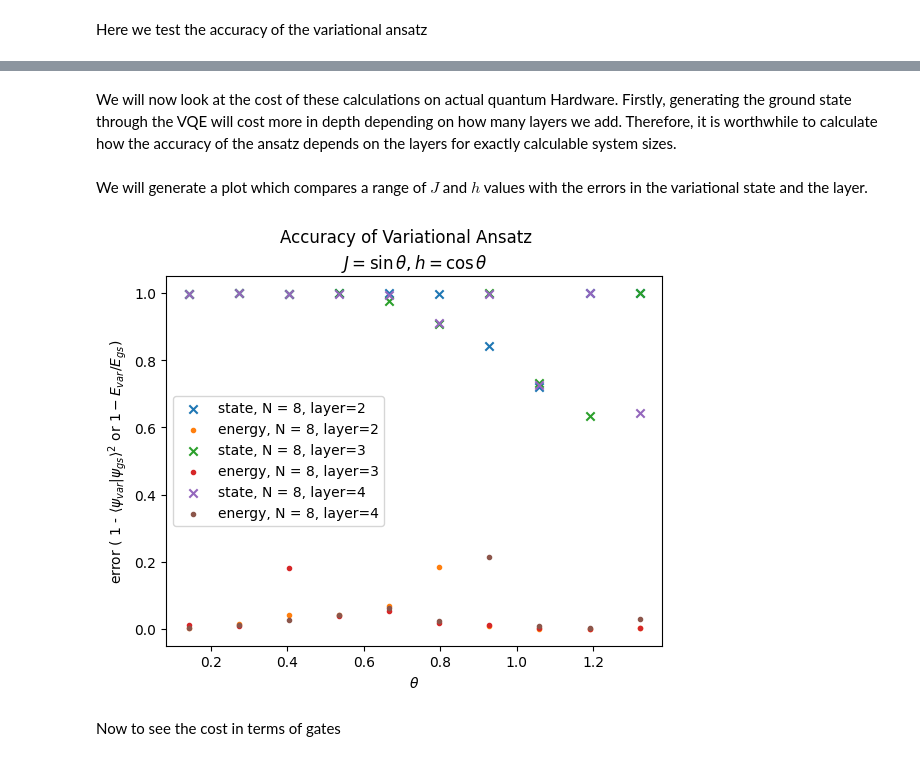
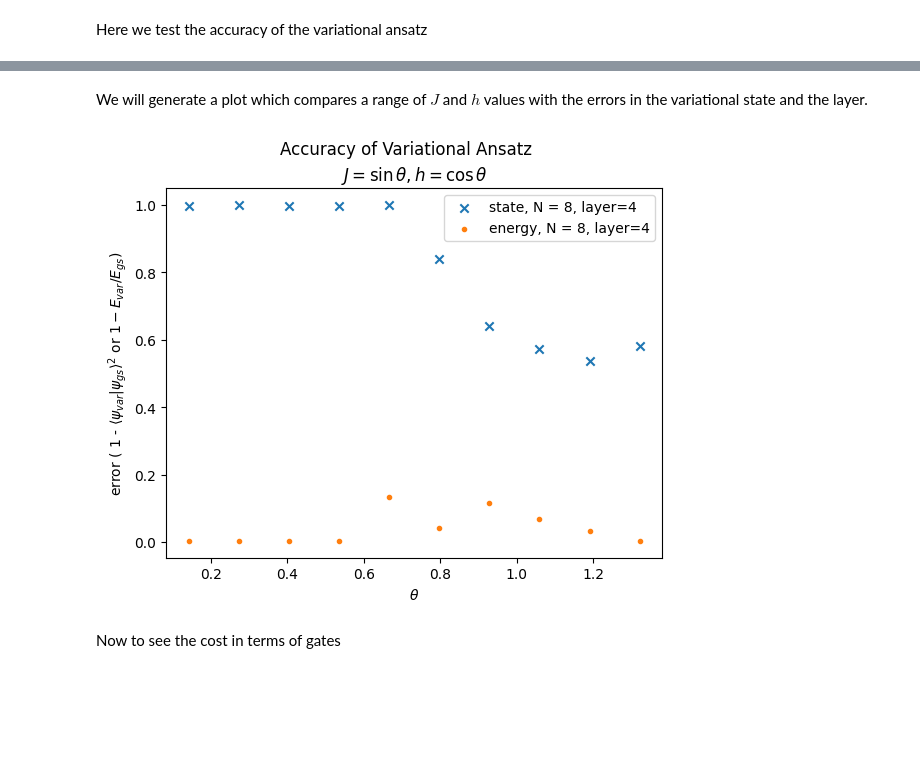
Before and after one commit to IanROsborne/Quantum_Metrology_Fisher_LG, a Jupyter notebook: TFI_defs.ipynb, the cells around one changed output, grey strips where cells are left out. Drawn from its saved outputs; the diff is of its cells as text; code cells hidden in the pictures; blank space fills up the shorter version.

```diff
--- a/TFI_defs.ipynb
+++ b/TFI_defs.ipynb
@@ -490,3 +479,22 @@ fig.savefig("C:\\Users\\ianro\\Documents\\Research\\Quantum_Metrology_AKLT\\Plot
+# %%
+def variational_error(chain_len=4, J=0.1, h=1, layers=2, model = "HVA", optimizer = SPSA(maxiter = 200)):
+    """Calculate the variational error for the TFI model. Outputs tuple of (1 - overlap with true ground state, relative energy error)"""
+
+    qc_temp = circuit_initialize(chain_len, 0, 0)
+    Ham = Hamiltonian(qc_temp, J, h).to_matrix(sparse = False)
+    eig_values, eig_vectors = eigh(Ham )            #convert Hamiltonian do dense matrix
+
+    E0, params, qc_var = run_tfim_vqe(qc_temp, J=J, h=h, layers=layers, model = model, optimizer = optimizer)
+    var_state = Statevector(qc_var)                 #generate variational energy and state
+    if J > h:
+        overlap1 = np.abs(var_state.data.dot(eig_vectors[0])) **2   #ground state becomes degenerate
+        overlap2 = np.abs(var_state.data.dot(eig_vectors[1])) **2
+        overlap = overlap1 + overlap2
+    else:
+        overlap =  np.abs(var_state.data.dot(eig_vectors[0])) **2   #calculate overlap with true ground state
+    energy_error = np.abs((E0 - eig_values[0]) / eig_values[0])    #calculate energy error
+
+    return 1 - overlap, energy_error
 # %% [markdown]
 Here we test the accuracy of the variational ansatz
 # %%
@@ -519,20 +540,0 @@ plt.show()
-# %% [markdown]
-We will now look at the cost of these calculations on actual quantum Hardware. Firstly, generating the ground state through the VQE will cost more in depth depending on how many layers we add. Therefore, it is worthwhile to calculate how the accuracy of the ansatz depends on the layers for exactly calculable system sizes.
-# %%
-def variational_error(chain_len=4, J=0.1, h=1, layers=2, model = "HVA"):
-    """Calculate the variational error for the TFI model. Outputs tuple of (1 - overlap with true ground state, relative energy error)"""
-
-    qc_temp = circuit_initialize(chain_len, 0, 0)
-    Ham = Hamiltonian(qc_temp, J, h).to_matrix(sparse = False)
-    eig_values, eig_vectors = eigh(Ham )            #convert Hamiltonian do dense matrix
-
-    E0, params, qc_var = run_tfim_vqe(qc_temp, J=J, h=h, layers=layers, model = model)
-    var_state = Statevector(qc_var)                 #generate variational energy and state
-    if J >= h:
-        overlap1 = np.abs(var_state.data.dot(eig_vectors[0])) **2   #ground state becomes degenerate
-        overlap2 = np.abs(var_state.data.dot(eig_vectors[1])) **2
-        overlap = overlap1 + overlap2
-    overlap =  np.abs(var_state.data.dot(eig_vectors[0])) **2   #calculate overlap with true ground state
-    energy_error = np.abs((E0 - eig_values[0]) / eig_values[0])    #calculate energy error
-
-    return 1 - overlap, energy_error
@@ -549,7 +555,7 @@ d_energy_list =[]
 for theta in theta_range:
     J = np.sin(theta)
     h = np.cos(theta)
-    d_state, d_energy =variational_error(chain_len=chain_len, J=J   , h=h, layers= layers, model = "SPA")
+    d_state, d_energy =variational_error(chain_len = chain_len, J = J, h = h, layers = layers, model = "HVA_Qis", optimizer = COBYLA(maxiter = 300))
     d_state_list.append(d_state)
     d_energy_list.append(d_energy)
 
@@ -561,34 +567,34 @@ with open(csv_path, 'w', newline='') as f:
     writer.writerows(rows)
 # %%
 
-plt_dta = [[8, 2, 10],[8,3,10],[8,4,10]]
+plt_dta = [[8,4,10]]
 
 fig, ax = plt.subplots(1)
 
 for i in plt_dta:
     chain_len, layers, num_steps = i
     csv_path = os.getcwd() + "/data/" + "L"+str(chain_len) +"layers" +str(layers) + "steps" + str(num_steps) +'.csv'
 
     with open(csv_path, newline='') as f:
         reader = csv.reader(f)
         [theta_range, d_state, d_energy] = [[float(x) for x in row] for row in reader]
 
 
     ax.scatter(theta_range  , d_state ,  marker= "x", label = "state, N = " + str(chain_len) + ", layer=" + str(layers), zorder = 3)
     ax.scatter(theta_range  , d_energy ,  marker= ".", label = "energy, N = " + str(chain_len) + ", layer=" + str(layers) , zorder = 3)
 
 
 
 fig.suptitle("Accuracy of Variational Ansatz")
 #ax.xaxis.set_major_locator(tck.MultipleLocator(base = 2.5))
 plt.xlabel("$\\theta$")
 ax.set(ylabel = "error ( 1 - $\\langle \\psi_{var} | \\psi_{gs} \\rangle^2$ or $1 - E_{var}/E_{gs}$)")
 plt.title("$J = \sin\\theta, h = \cos\\theta$")
 plt.legend()
 
 plt.show()
 # %% [output]
-[figure, old version]
+[figure, new version]
 # %% [markdown]
 Now to see the cost in terms of gates
 # %%
```
Also changed, not shown: parts of 8 cells of this notebook, 1 other file.
